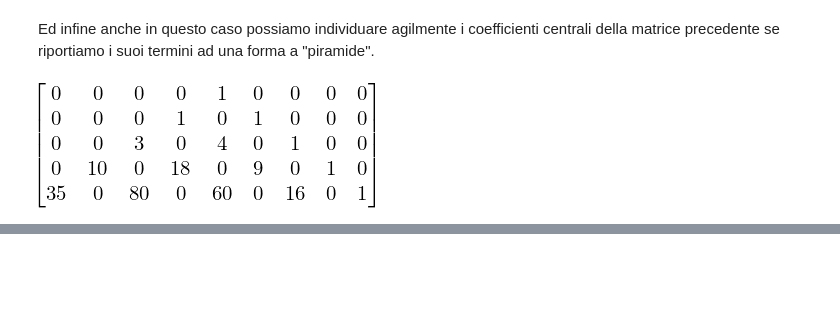
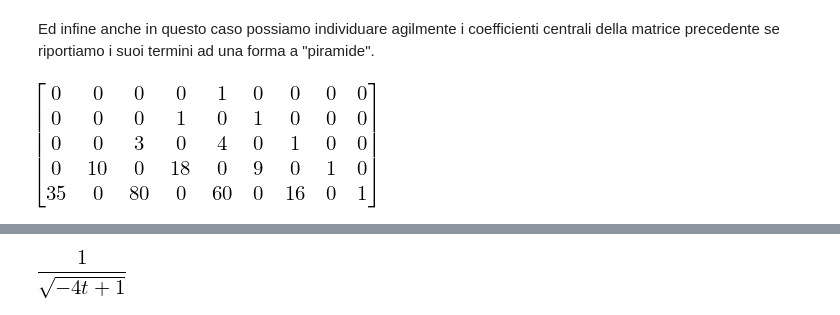
Before and after one commit to elia-mercatanti/aads-project, a Jupyter notebook: Central Coefficients of Riordan Matrices.ipynb, the cells around one changed output, grey strips where cells are left out. Cells and saved outputs as stored; diff of their text form; code cells hidden in the pictures; blank space fills up the shorter version.

```diff
--- a/Central Coefficients of Riordan Matrices.ipynb
+++ b/Central Coefficients of Riordan Matrices.ipynb
@@ -259,0 +289,5 @@ triangle
+# %%
+d = Lambda([t], 1/(sqrt(1-4*t)))
+d(t)
+# %% [output]
+[figure, added]
```
Also changed, not shown: parts of 33 cells of this notebook.
